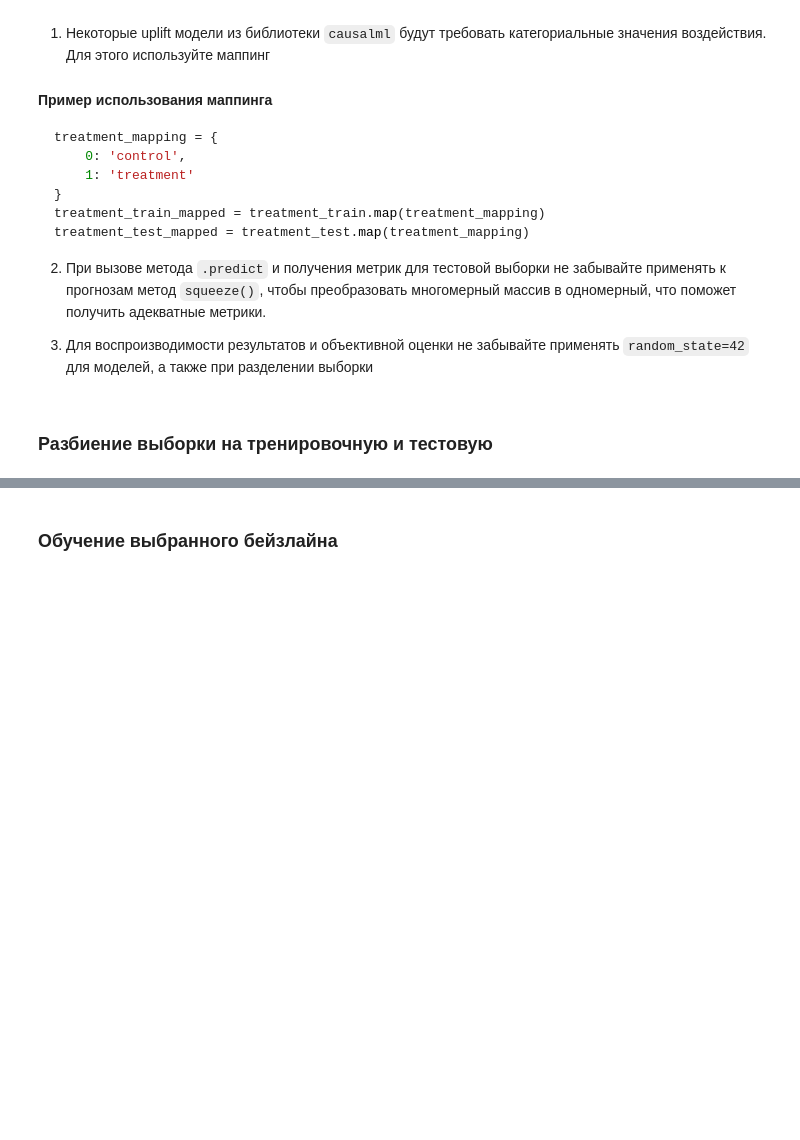
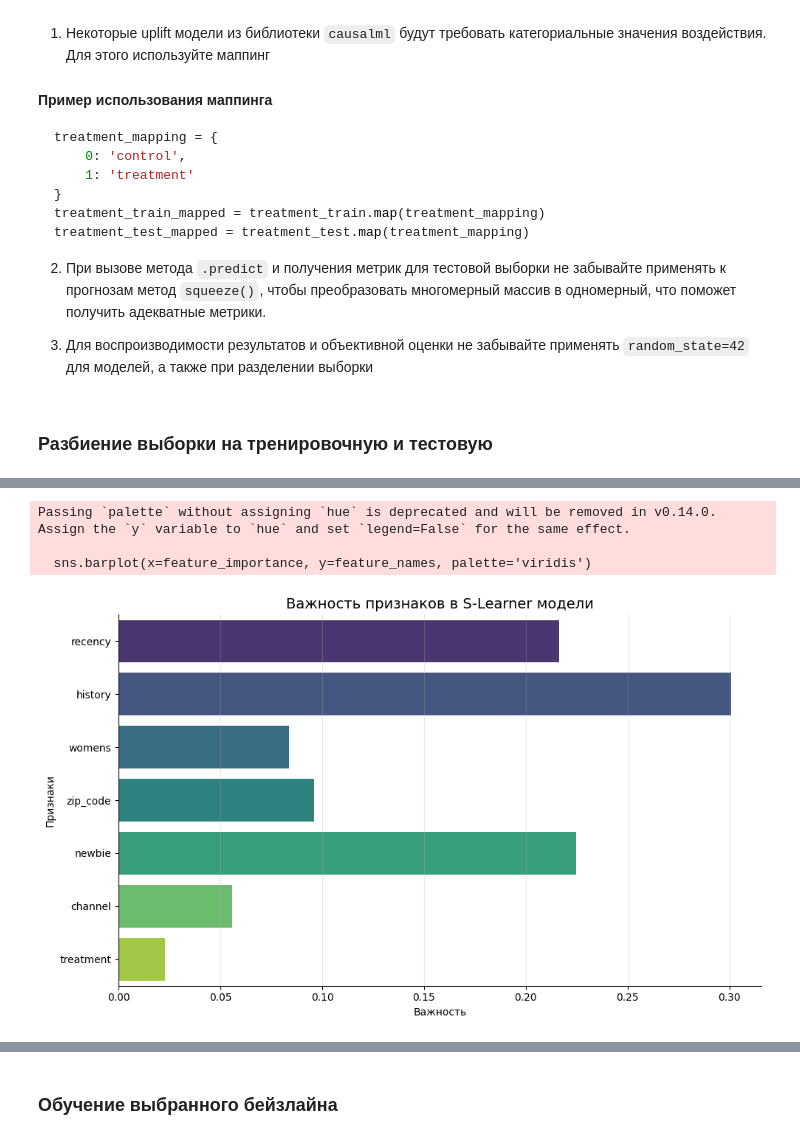
Before and after one commit to ozerge/mle-sprint5-uplift, a Jupyter notebook: project_code/final_project_template.ipynb, the cells around one changed output, grey strips where cells are left out. Saved outputs shown, nothing was run; the diff lists cells and outputs as text; code cells hidden in the pictures; blank space fills up the shorter version.

```diff
--- a/project_code/final_project_template.ipynb
+++ b/project_code/final_project_template.ipynb
@@ -437,0 +495,24 @@ treatment_test_mapped = treatment_test.map(treatment_mapping)
+# %%
+# Подготовка данных с стратификацией
+features = ['recency', 'history', 'womens', 'zip_code', 'newbie', 'channel']
+X = df[features]
+y = df['target']
+treatment = df['treatment']
+
+# Стратификация по воздействию и таргету
+X_train, X_test, y_train, y_test, treat_train, treat_test = train_test_split(
+    X, y, treatment,
+    test_size=0.2,
+    stratify=pd.concat([treatment, y], axis=1),
+    random_state=42
+)
+
+# Применяем маппинг
+treatment_train_mapped = treat_train.map(treatment_mapping)
+treatment_test_mapped = treat_test.map(treatment_mapping)
+
+print("Размеры выборок:")
+print(f"Train: {X_train.shape[0]}")
+print(f"Test: {X_test.shape[0]}")
+print(f"Доля treatment в train: {treat_train.mean():.3f}")
+print(f"Доля treatment в test: {treat_test.mean():.3f}")
@@ -437,0 +566,19 @@ treatment_test_mapped = treatment_test.map(treatment_mapping)
+# %%
+# Важность признаков
+feature_importance = s_model.feature_importances_
+feature_names = features + ['treatment']
+
+plt.figure(figsize=(10, 6))
+sns.barplot(x=feature_importance, y=feature_names, palette='viridis')
+plt.title('Важность признаков в S-Learner модели', fontsize=14)
+plt.xlabel('Важность')
+plt.ylabel('Признаки')
+sns.despine()
+plt.grid(axis='x', alpha=0.3)
+plt.tight_layout()
+plt.show()
+# %% [output]
+Passing `palette` without assigning `hue` is deprecated and will be removed in v0.14.0. Assign the `y` variable to `hue` and set `legend=False` for the same effect.
+
+  sns.barplot(x=feature_importance, y=feature_names, palette='viridis')
+[figure, added]
```
Also changed, not shown: parts of 12 cells of this notebook.
